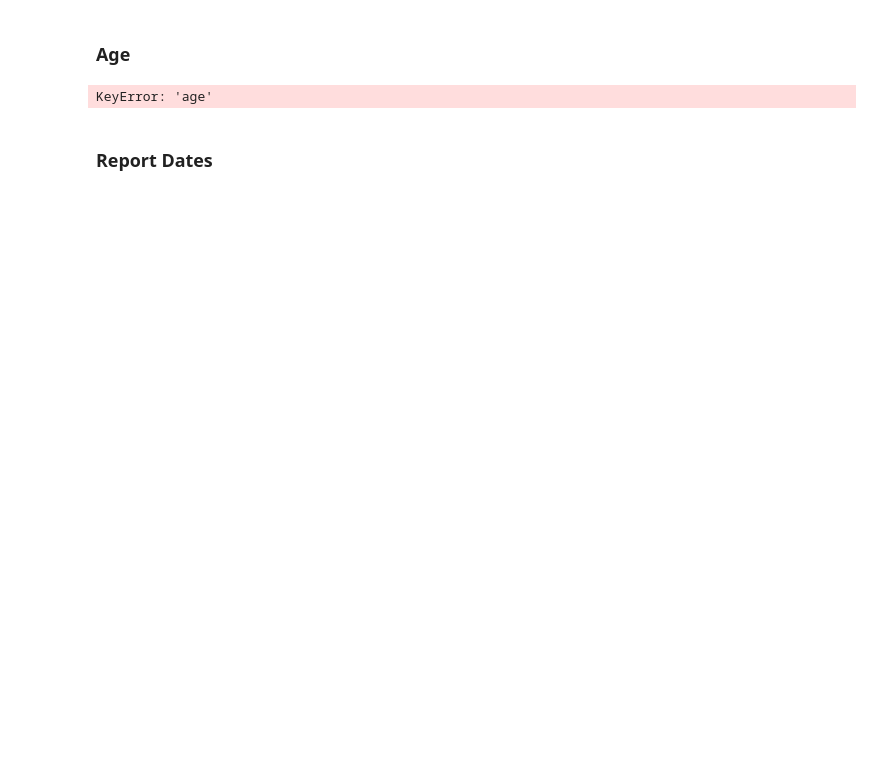
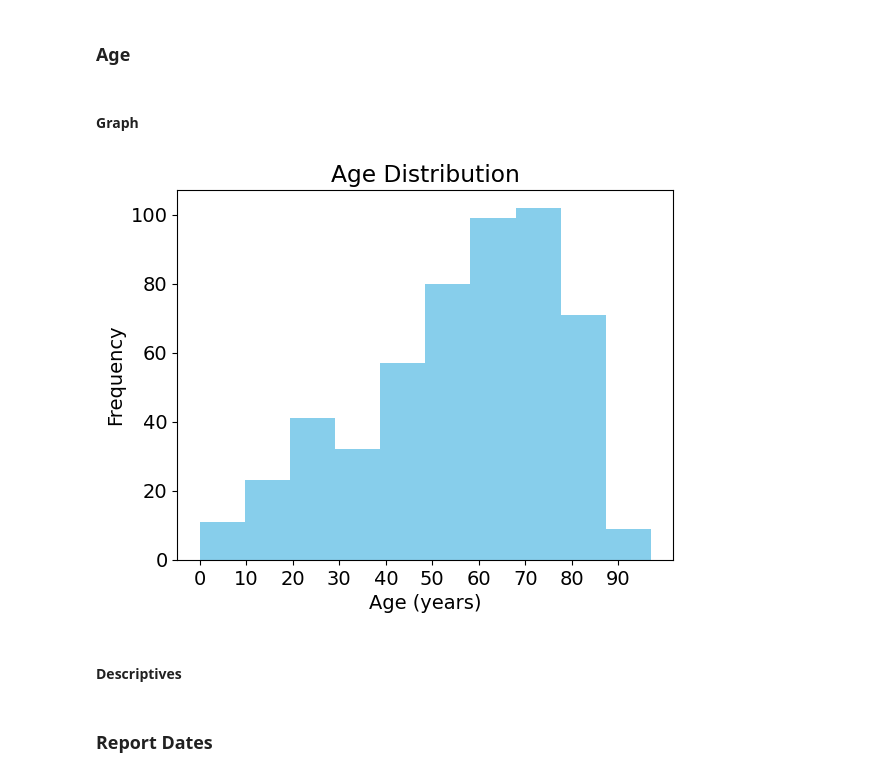
Before and after one commit to teamlunarlanding/Pharma-Drug-Surveillance, a Jupyter notebook: DataExploration.ipynb, the cells around one changed output. Saved outputs shown, nothing was run; the diff lists cells and outputs as text; code cells hidden in the pictures; blank space fills up the shorter version.

```diff
--- a/DataExploration.ipynb
+++ b/DataExploration.ipynb
@@ -167,15 +235,22 @@ events.shape
 # %% [markdown]
 ### Age
+# %% [markdown]
+#### Graph
 # %%
+# Text size
+plt.rcParams.update({'font.size': 14})
+
 # Distribution of Age
-plt.hist(events['age'].astype('float'))
-ticks = np.arange(0, 100, 5)  # Customize this range as needed
+plt.hist(events['age'].astype('float'), color = 'skyblue')
+ticks = np.arange(0, 100, 10)  # Customize this range as needed
 plt.xticks(ticks)
 plt.xlabel('Age (years)')
 plt.ylabel('Frequency')
 plt.title('Age Distribution')
 plt.show()
 # %% [output]
-KeyError: 'age'
+[figure, added]
+# %% [markdown]
+#### Descriptives
 # %% [markdown]
 ### Report Dates
```
Also changed, not shown: parts of 51 cells of this notebook, 2 other files.
